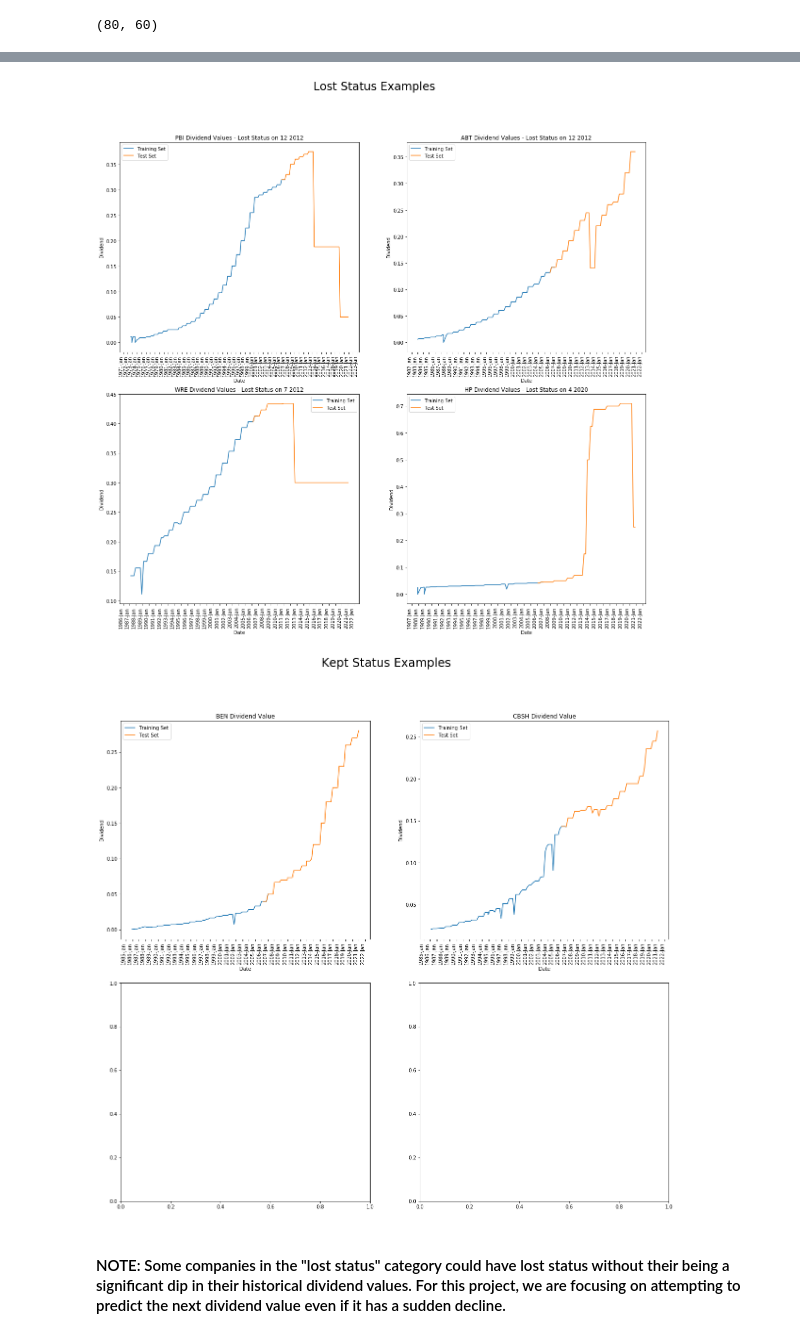
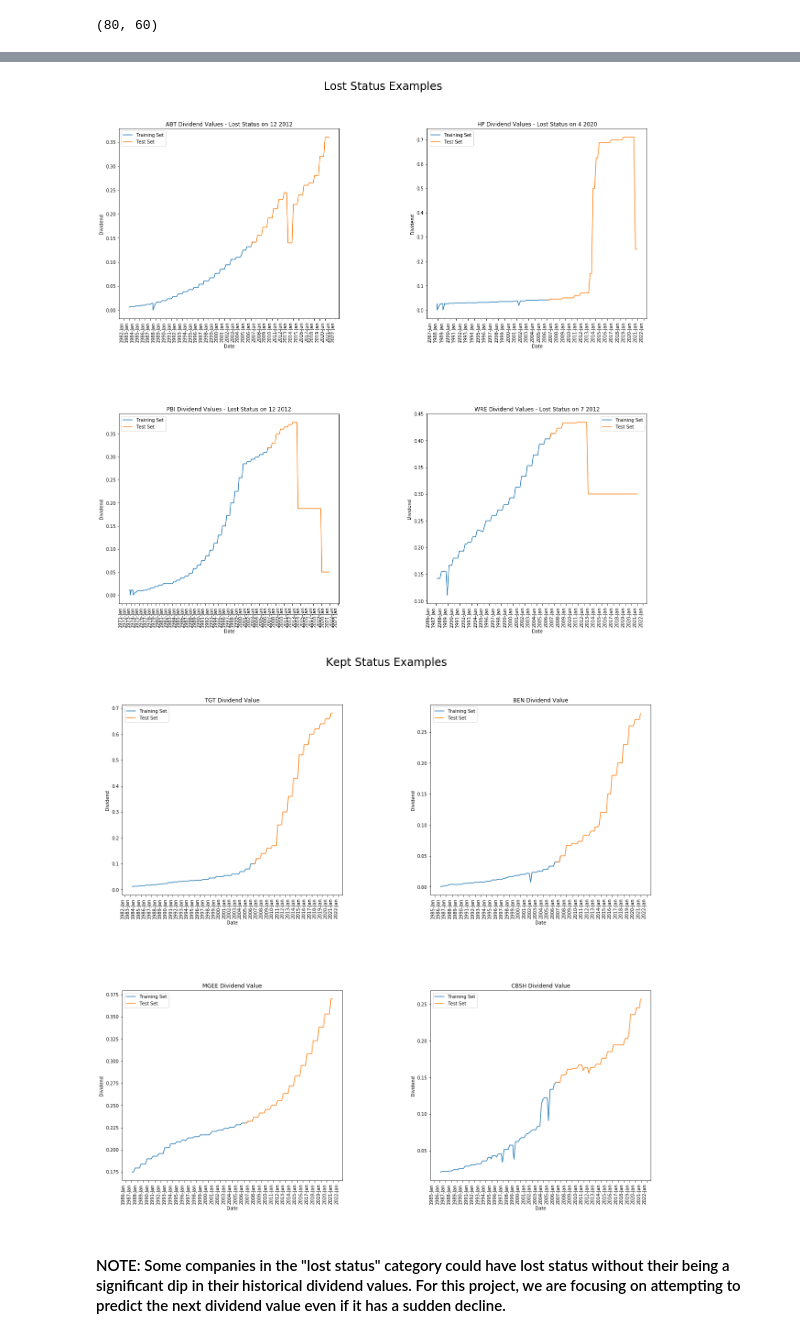
Before and after one commit to danpelis/DividendChampionPredictor, a Jupyter notebook: LSTM/LSTM.ipynb, the cells around one changed output, grey strips where cells are left out. Drawn from its saved outputs; the diff is of its cells as text; code cells hidden in the pictures.

```diff
--- a/LSTM/LSTM.ipynb
+++ b/LSTM/LSTM.ipynb
@@ -182,13 +183,25 @@ lost_ct = 0
 kept_ct = 0
 
 lost_figs = ["PBI","ABT","WRE","HP"]
-kept_figs = ["UBA","SVSI","BEN","CBSH"]
+kept_figs = ["MGEE","TGT","BEN","CBSH"]
 
 lost_fig, lost_axs = plt.subplots(2,2,figsize=(20, 18))
 lost_fig.suptitle("Lost Status Examples", fontsize=24)
+plt.subplots_adjust(left=0.1,
+                    bottom=0.1,
+                    right=0.9,
+                    top=0.9,
+                    wspace=0.4,
+                    hspace=0.5)
 
 kept_fig, kept_axs = plt.subplots(2,2,figsize=(20, 18))
 kept_fig.suptitle("Kept Status Examples", fontsize=24)
+plt.subplots_adjust(left=0.1,
+                    bottom=0.1,
+                    right=0.9,
+                    top=0.9,
+                    wspace=0.4,
+                    hspace=0.5)
 
 for i in shufStockList:
     if df_new[i]["Train"].empty or df_new[i]["Test"].empty:
@@ -202,37 +215,41 @@ for i in shufStockList:
         axs[indx].plot(df_new[i]["Train"].index, df_new[i]["Train"].values)
         axs[indx].plot(df_new[i]["Test"].index,df_new[i]["Test"].values)
         axs[indx].set_ylabel("Dividend")
         axs[indx].set_xlabel("Date")
         for label in axs[indx].get_xticklabels(which='major'):
             label.set(rotation=90, horizontalalignment='right')
         axs[indx].legend(["Training Set", "Test Set"])
         dateIdx = [i in lost_status_date[:,2][j] for j in range(len(lost_status_date))]
         date = lost_status_date[dateIdx][0][:2]
         axs[indx].set_title(i + f" Dividend Values - Lost Status on {date[1]} {date[0]}")
-        # plt.savefig("WRE_Dataset.png", format="png")
+        extent = axs[indx].get_window_extent().transformed(lost_fig.dpi_scale_trans.inverted())
+        lost_fig.savefig(f"{i}_Dataset.png", format="png", bbox_inches=extent.expanded(1.3, 1.35))
+
         lost_ct += 1
 
     if i in stockListFix and i in kept_figs and  kept_ct <= 3:
         indx = kept_ct
         axs = kept_axs.flat
         axs[indx].xaxis.set_major_locator(mdates.MonthLocator(bymonth=(1)))
 #         axs.xaxis.set_minor_locator(mdates.MonthLocator())
         axs[indx].xaxis.set_major_formatter(mdates.DateFormatter('%Y-%b'))
         axs[indx].plot(df_new[i]["Train"].index, df_new[i]["Train"].values)
         axs[indx].plot(df_new[i]["Test"].index,df_new[i]["Test"].values)
         axs[indx].set_ylabel("Dividend")
         axs[indx].set_xlabel("Date")
         for label in axs[indx].get_xticklabels(which='major'):
             label.set(rotation=90, horizontalalignment='right')
         axs[indx].legend(["Training Set", "Test Set"])
         axs[indx].set_title(i + " Dividend Value")
-        # plt.savefig("WRE_Dataset.png", format="png")
+        extent = axs[indx].get_window_extent().transformed(kept_fig.dpi_scale_trans.inverted())
+        kept_fig.savefig(f"{i}_Dataset.png", format="png", bbox_inches=extent.expanded(1.3, 1.35))
         kept_ct += 1
 
+
 plt.show()
 # %% [output]
-[figure, old version]
+[figure, new version]
-[figure, old version]
+[figure, new version]
 # %% [markdown]
 #### NOTE: Some companies in the "lost status" category could have lost status without their being a significant dip in their historical dividend values. For this project, we are focusing on attempting to predict the next dividend value even if it has a sudden decline.
 # %%
```
Also changed, not shown: parts of 8 cells of this notebook.
